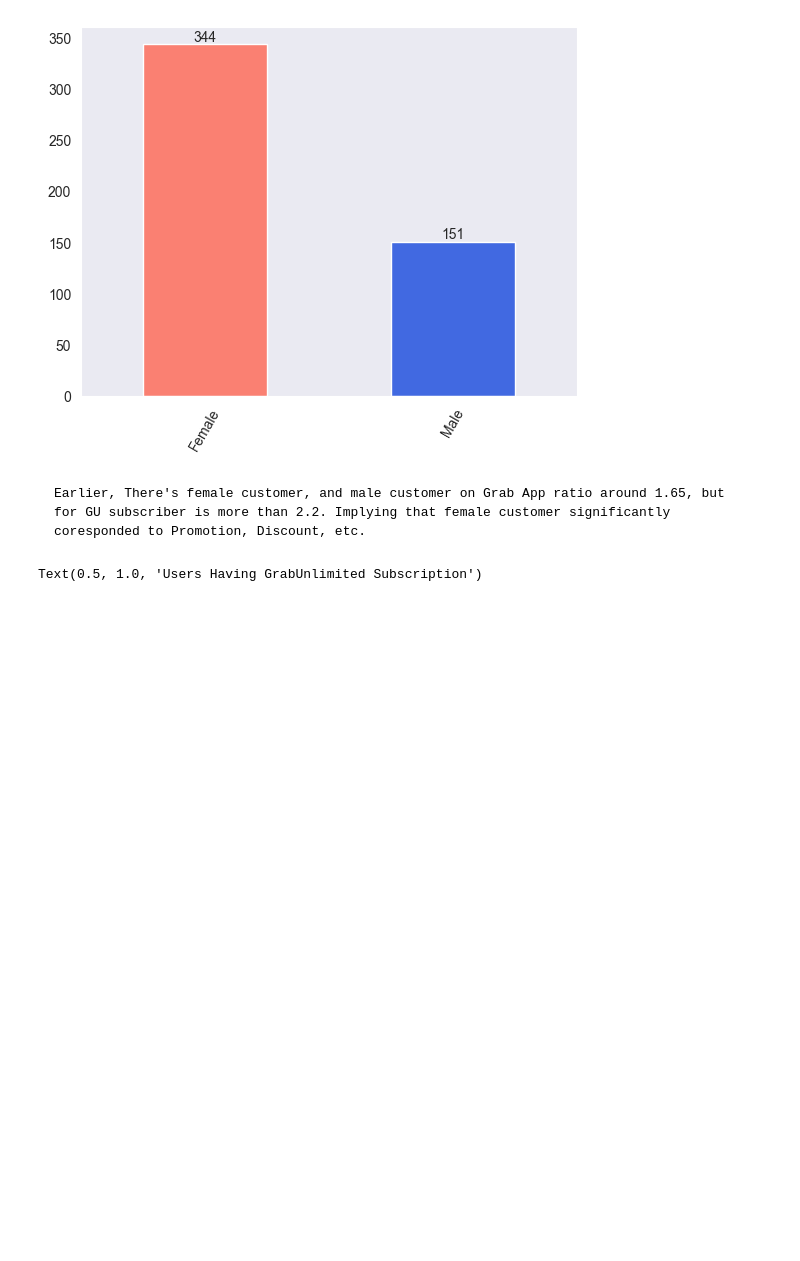
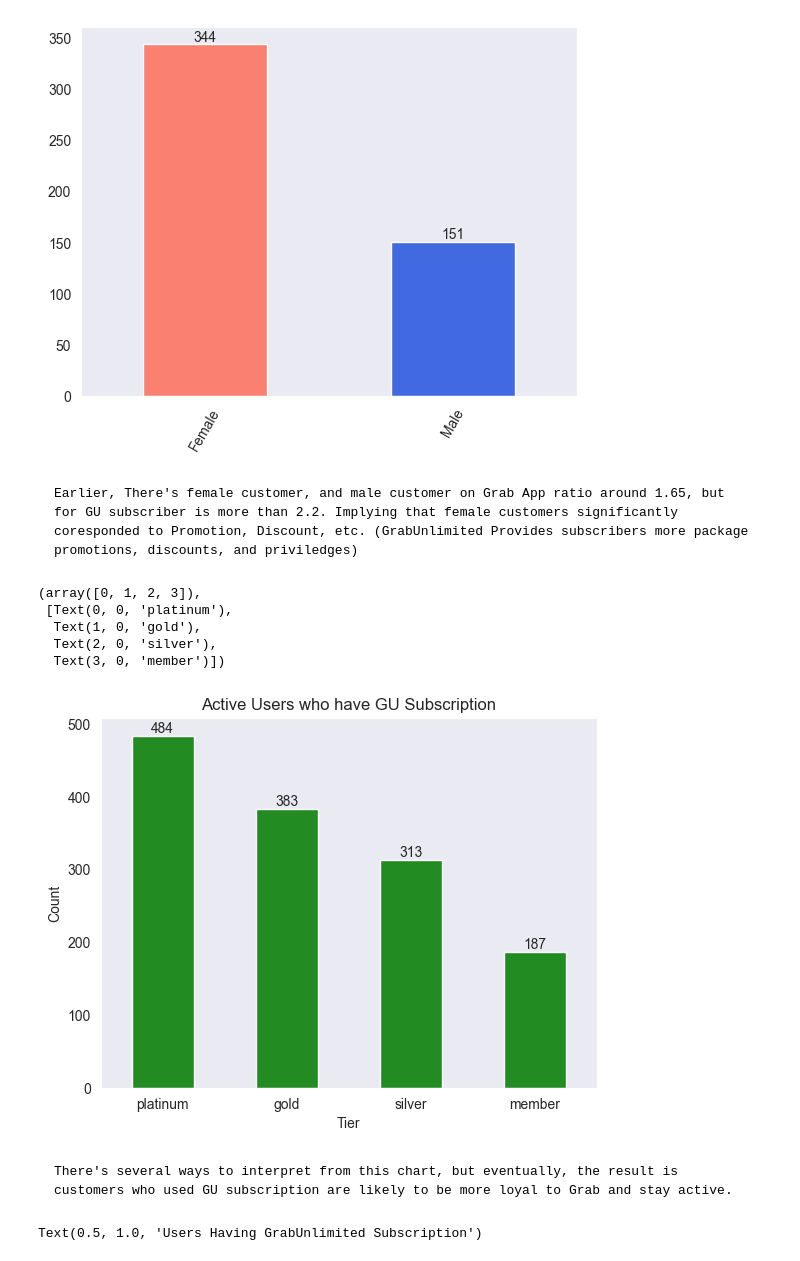
Before and after one commit to Patcharanat/GrabSpark-Data-Analytics-for-Business-Use-Cases, a Jupyter notebook: Grab_case_notebook.ipynb, the cells around one changed output. Cells and saved outputs as stored; diff of their text form; code cells hidden in the pictures; blank space fills up the shorter version.

```diff
--- a/Grab_case_notebook.ipynb
+++ b/Grab_case_notebook.ipynb
@@ -427,7 +436,28 @@ plt.xticks(rotation=60)
 (array([0, 1]), [Text(0, 0, 'Female'), Text(1, 0, 'Male')])
 [figure]
 # %% [markdown]
-    Earlier, There's female customer, and male customer on Grab App ratio around 1.65, but for GU subscriber is more than 2.2. Implying that female customer significantly coresponded to Promotion, Discount, etc.
+    Earlier, There's female customer, and male customer on Grab App ratio around 1.65, but for GU subscriber is more than 2.2. Implying that female customers significantly coresponded to Promotion, Discount, etc. (GrabUnlimited Provides subscribers more package promotions, discounts, and priviledges)
+# %%
+# Number of active customer who has Unlimited Subscription
+gu_customer_condition = active_customer['GU subscription month'].notnull()
+active_gu_customer = active_customer[gu_customer_condition]
+active_gu_customer_id = np.array(active_gu_customer['passenger_id'])
+ax = df_m[df_m['passenger_id'].isin(active_gu_customer_id)]['eom_reward_tier'].value_counts().plot(kind='bar', color='forestgreen')
+
+ax.bar_label(ax.containers[0])
+plt.title('Active Users who have GU Subscription')
+plt.xlabel('Tier')
+plt.ylabel('Count')
+plt.xticks(rotation='horizontal')
+# %% [output]
+(array([0, 1, 2, 3]),
+ [Text(0, 0, 'platinum'),
+  Text(1, 0, 'gold'),
+  Text(2, 0, 'silver'),
+  Text(3, 0, 'member')])
+[figure, added]
+# %% [markdown]
+    There's several ways to interpret from this chart, but eventually, the result is customers who used GU subscription are likely to be more loyal to Grab and stay active.
 # %%
 df_a['GU subscription month'].notnull().value_counts().plot(kind='pie', autopct='%.2f%%', labels=None, legend=True, colors=['gray', 'limegreen'])
 plt.title('Users Having GrabUnlimited Subscription')
```
Also changed, not shown: parts of 65 cells of this notebook, 2 other files.
